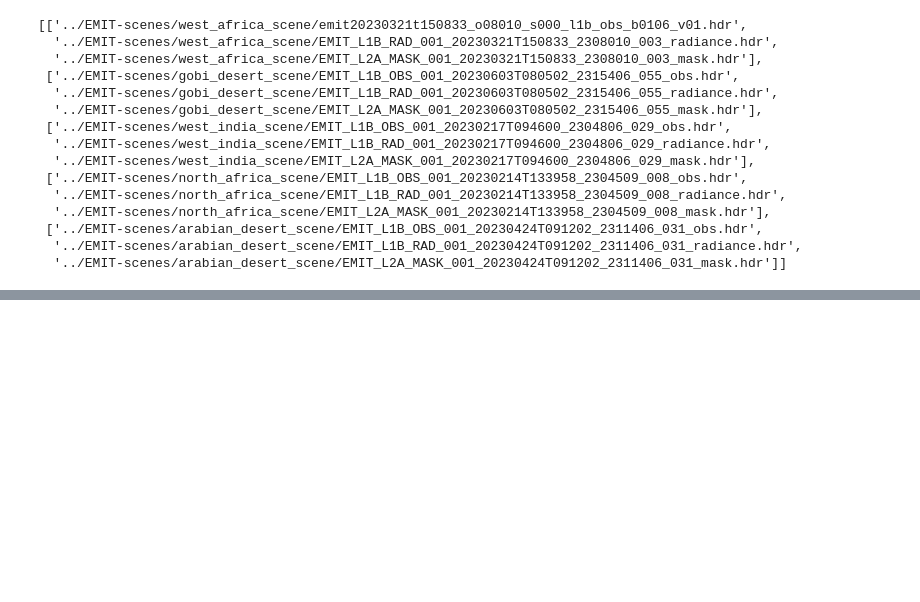
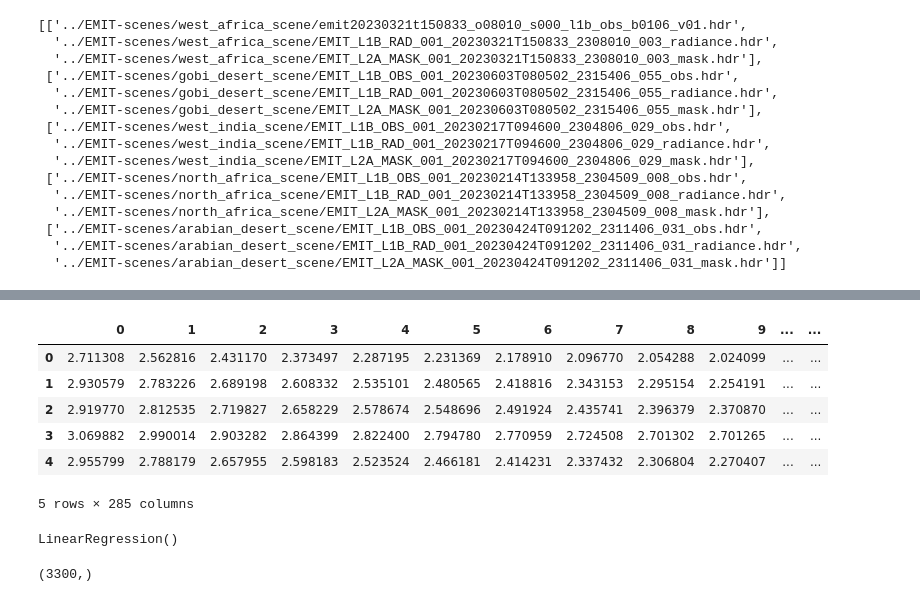
Before and after one commit to varunpatro1/water_vapor_estimation, a Jupyter notebook: basic_models.ipynb, the cells around one changed output, grey strips where cells are left out. Cells and saved outputs as stored; diff of their text form; code cells hidden in the pictures; blank space fills up the shorter version.

```diff
--- a/basic_models.ipynb
+++ b/basic_models.ipynb
@@ -184,5 +182,10 @@ df = pd.DataFrame(TOA_refls[0].reshape((1280*1242, 285)))
+# %%
+refls_subset_2, h2o_subset_2 = preprocess.reshape_select(TOA_refls[1], water_vapor_vals[1], TOA_refls[1].shape[0]*TOA_refls[1].shape[1], 10000)
+refls_subset_3, h2o_subset_3 = preprocess.reshape_select(TOA_refls[2], water_vapor_vals[2], TOA_refls[2].shape[0]*TOA_refls[2].shape[1], 10000)
+refls_subset_4, h2o_subset_4 = preprocess.reshape_select(TOA_refls[3], water_vapor_vals[3], TOA_refls[3].shape[0]*TOA_refls[3].shape[1], 10000)
+refls_subset_5, h2o_subset_5 = preprocess.reshape_select(TOA_refls[4], water_vapor_vals[4], TOA_refls[4].shape[0]*TOA_refls[4].shape[1], 10000)
 # %%
-df1 = pd.DataFrame(TOA_refls[1].reshape((1280*1242, 285)))
-df2 = pd.DataFrame(TOA_refls[2].reshape((1376*1242, 285)))
-df3 = pd.DataFrame(TOA_refls[3].reshape((1280*1242, 285)))
-df4 = pd.DataFrame(TOA_refls[4].reshape((1280*1242, 285)))
+df2 = pd.DataFrame(refls_subset_2)
+df3 = pd.DataFrame(refls_subset_3)
+df4 = pd.DataFrame(refls_subset_4)
+df5 = pd.DataFrame(refls_subset_5)
@@ -192,0 +192,10 @@ MemoryError: Unable to allocate 8.57 GiB for an array with shape (285, 8068032)
+# %%
+df2.head()
+# %% [output]
+|  | 0 | 1 | 2 | 3 | 4 | 5 | 6 | 7 | 8 | 9 | ... | ... |
+| 0 | 2.711308 | 2.562816 | 2.431170 | 2.373497 | 2.287195 | 2.231369 | 2.178910 | 2.096770 | 2.054288 | 2.024099 | ... | ... |
+| 1 | 2.930579 | 2.783226 | 2.689198 | 2.608332 | 2.535101 | 2.480565 | 2.418816 | 2.343153 | 2.295154 | 2.254191 | ... | ... |
+| 2 | 2.919770 | 2.812535 | 2.719827 | 2.658229 | 2.578674 | 2.548696 | 2.491924 | 2.435741 | 2.396379 | 2.370870 | ... | ... |
+| 3 | 3.069882 | 2.990014 | 2.903282 | 2.864399 | 2.822400 | 2.794780 | 2.770959 | 2.724508 | 2.701302 | 2.701265 | ... | ... |
+| 4 | 2.955799 | 2.788179 | 2.657955 | 2.598183 | 2.523524 | 2.466181 | 2.414231 | 2.337432 | 2.306804 | 2.270407 | ... | ... |
+5 rows × 285 columns
@@ -192,0 +209,6 @@ MemoryError: Unable to allocate 8.57 GiB for an array with shape (285, 8068032)
+# %%
+from sklearn.linear_model import LinearRegression
+lr = LinearRegression()
+lr.fit(X_train, y_train)
+# %% [output]
+LinearRegression()
@@ -192,0 +217,4 @@ MemoryError: Unable to allocate 8.57 GiB for an array with shape (285, 8068032)
+# %%
+y_split.shape
+# %% [output]
+(3300,)
```
Also changed, not shown: parts of 23 cells of this notebook, 1 other file.
